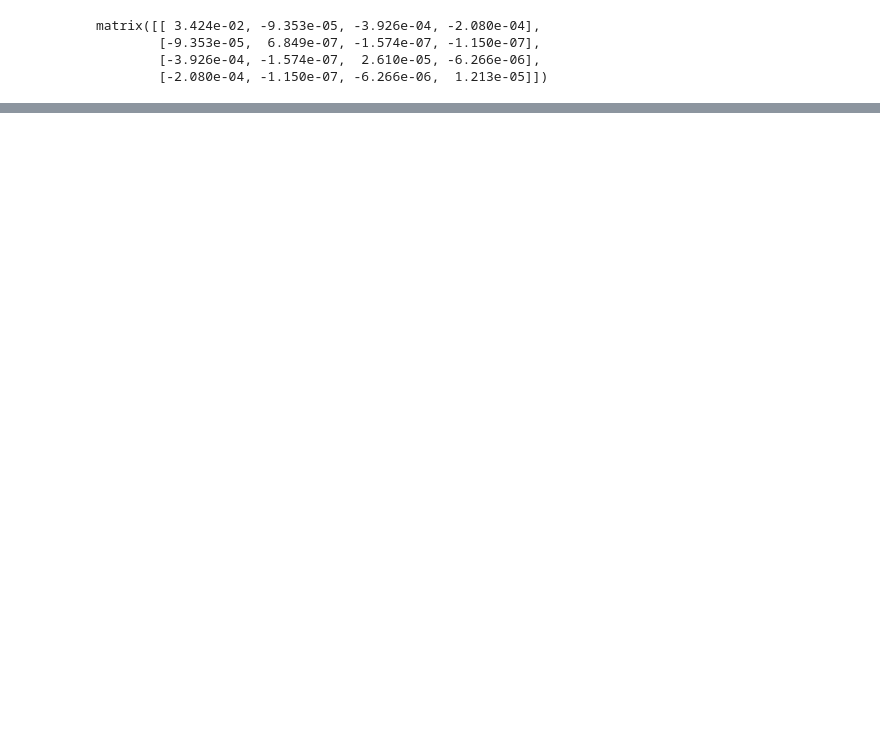
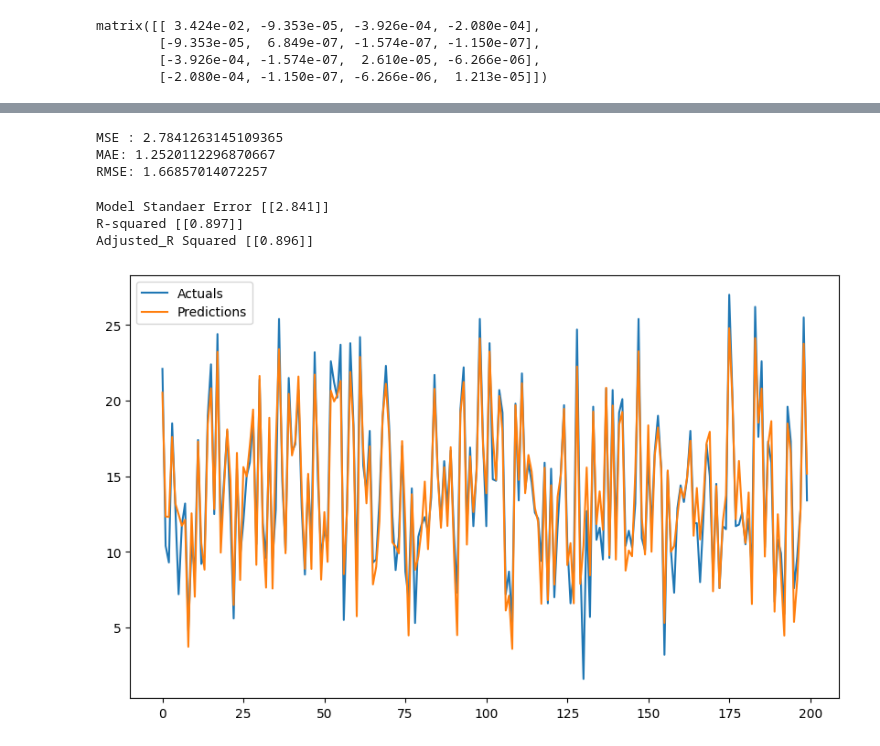
Before and after one commit to 2022khev/Data-science, a Jupyter notebook: Understanding Multiple Linear Regression with Python without Python Packages.ipynb, the cells around one changed output, grey strips where cells are left out. Drawn from its saved outputs; the diff is of its cells as text; code cells hidden in the pictures; blank space fills up the shorter version.

```diff
--- a/Understanding Multiple Linear Regression with Python without Python Packages.ipynb
+++ b/Understanding Multiple Linear Regression with Python without Python Packages.ipynb
@@ -303,0 +423,27 @@ print(t_radio)
+# %%
+MSE =np.sum(np.square ( np.array(y) - np.array(yhat) ))/(len(y))
+RMSE =np.sqrt( np.sum(np.square ( np.array(y) - np.array(yhat) ))/(len(y)))
+MAE =  np.sum(np.abs ( np.array(y) - np.array(yhat) ))/(len(y))
+
+print("MSE :",MSE)
+print("MAE:",MAE)
+print("RMSE:",RMSE)
+# %% [output]
+MSE : 2.7841263145109365
+MAE: 1.2520112296870667
+RMSE: 1.66857014072257
+# %%
+print("Model Standaer Error",SE)
+print("R-squared",R_Sq)
+print("Adjusted_R Squared",Adj_R_Sq)
+# %% [output]
+Model Standaer Error [[2.841]]
+R-squared [[0.897]]
+Adjusted_R Squared [[0.896]]
+# %%
+plt.figure(figsize=(10,6))
+plt.plot(np.array(y),label='Actuals')
+plt.plot(np.array(yhat),label='Predictions')
+plt.legend(loc='best');
+# %% [output]
+[figure, added]
```
Also changed, not shown: parts of 24 cells of this notebook.
